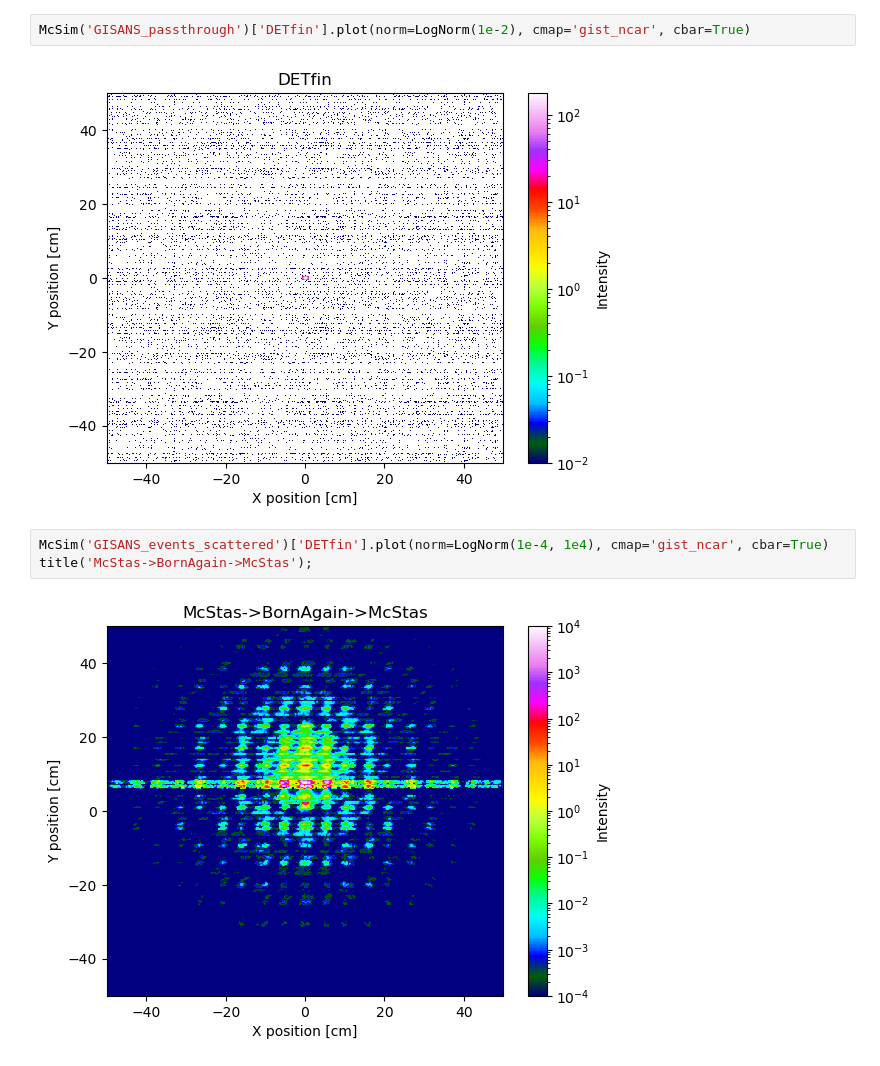
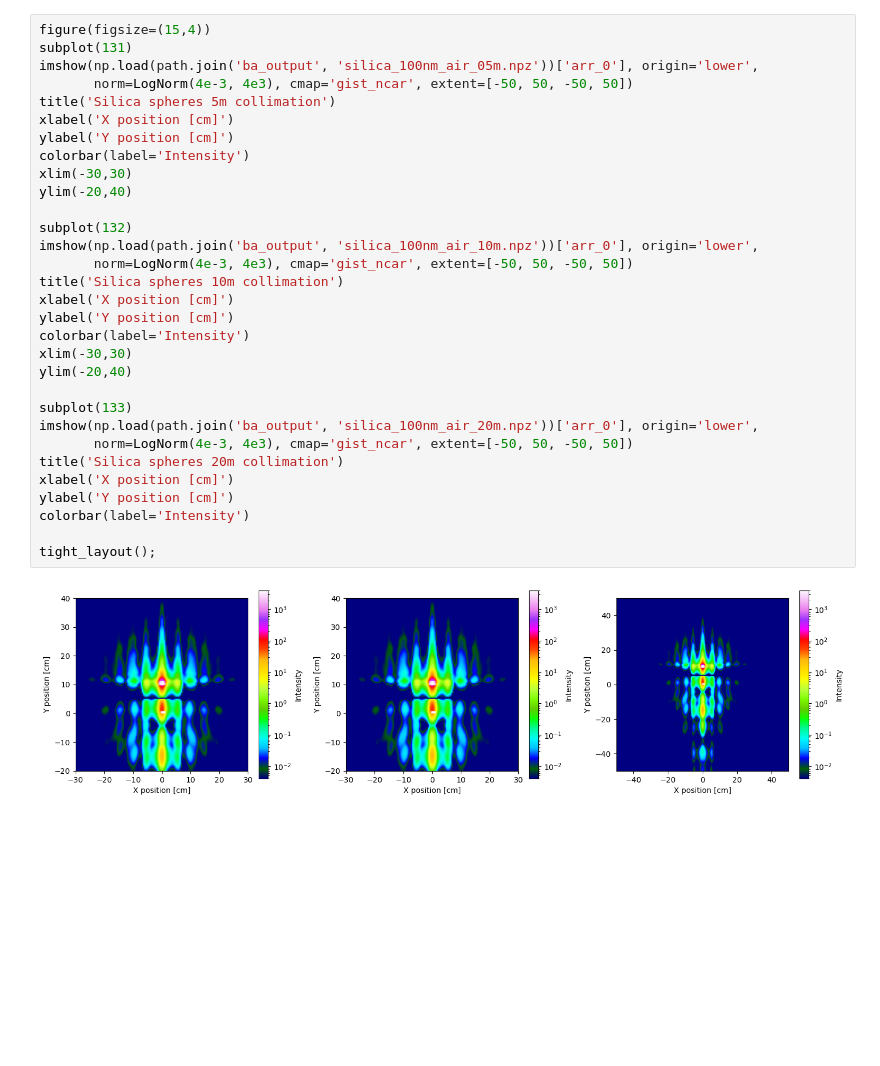
Before and after one commit to aglavic/mcstas_gisans, a Jupyter notebook: PlotMcStasResults.ipynb, the cells around one changed output. Drawn from its saved outputs; the diff is of its cells as text; blank space fills up the shorter version.

```diff
--- a/PlotMcStasResults.ipynb
+++ b/PlotMcStasResults.ipynb
@@ -15,9 +53,33 @@ data.plot(norm=LogNorm(1e-2), cmap='gist_ncar', cbar=True)
 # %%
-McSim('GISANS_passthrough')['DETfin'].plot(norm=LogNorm(1e-2), cmap='gist_ncar', cbar=True)
+figure(figsize=(15,4))
+subplot(131)
+imshow(np.load(path.join('ba_output', 'silica_100nm_air_05m.npz'))['arr_0'], origin='lower',
+       norm=LogNorm(4e-3, 4e3), cmap='gist_ncar', extent=[-50, 50, -50, 50])
+title('Silica spheres 5m collimation')
+xlabel('X position [cm]')
+ylabel('Y position [cm]')
+colorbar(label='Intensity')
+xlim(-30,30)
+ylim(-20,40)
+
+subplot(132)
+imshow(np.load(path.join('ba_output', 'silica_100nm_air_10m.npz'))['arr_0'], origin='lower',
+       norm=LogNorm(4e-3, 4e3), cmap='gist_ncar', extent=[-50, 50, -50, 50])
+title('Silica spheres 10m collimation')
+xlabel('X position [cm]')
+ylabel('Y position [cm]')
+colorbar(label='Intensity')
+xlim(-30,30)
+ylim(-20,40)
+
+subplot(133)
+imshow(np.load(path.join('ba_output', 'silica_100nm_air_20m.npz'))['arr_0'], origin='lower',
+       norm=LogNorm(4e-3, 4e3), cmap='gist_ncar', extent=[-50, 50, -50, 50])
+title('Silica spheres 20m collimation')
+xlabel('X position [cm]')
+ylabel('Y position [cm]')
+colorbar(label='Intensity')
+
+tight_layout();
 # %% [output]
-[figure, old version]
+[figure, new version]
-# %%
-McSim('GISANS_events_scattered')['DETfin'].plot(norm=LogNorm(1e-4, 1e4), cmap='gist_ncar', cbar=True)
-title('McStas->BornAgain->McStas');
-# %% [output]
-[figure, removed]
```
Also changed, not shown: parts of 11 cells of this notebook, 11 other files.
